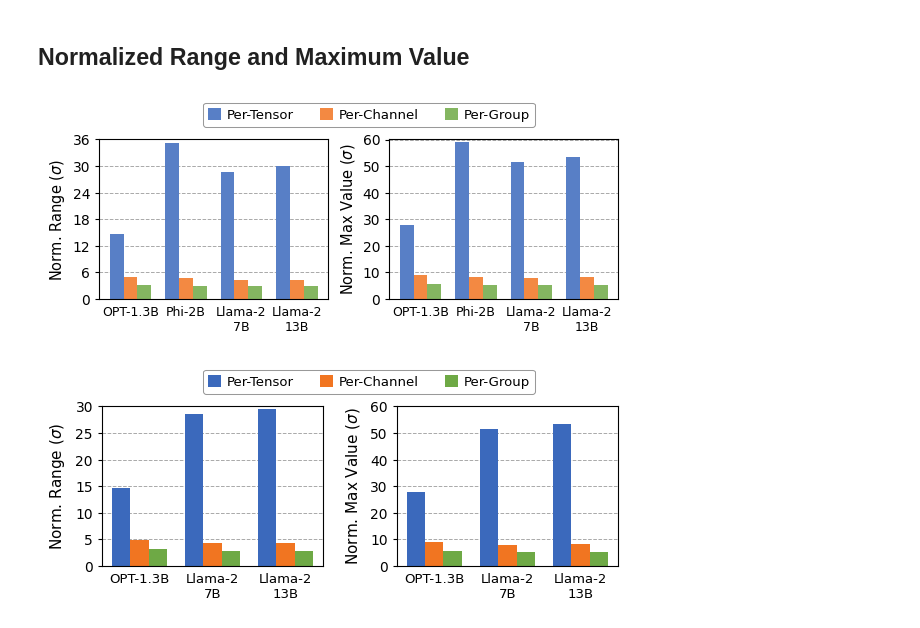
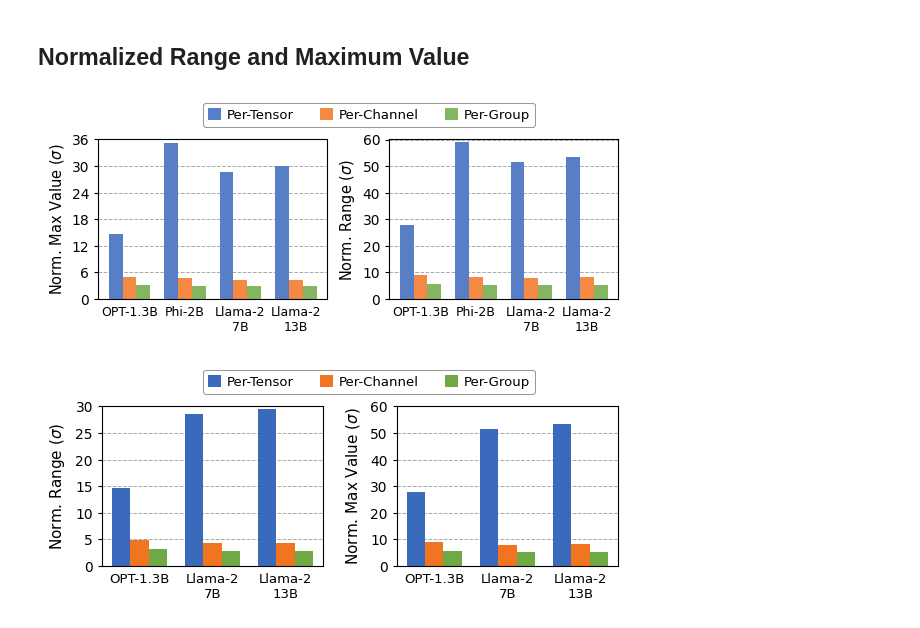
Before and after one commit to yc2367/BitMoD, a Jupyter notebook: figures/quant_granularity/norm_range_max_per_model.ipynb, the cells around one changed output. Saved outputs shown, nothing was run; the diff lists cells and outputs as text; code cells hidden in the pictures.

```diff
--- a/figures/quant_granularity/norm_range_max_per_model.ipynb
+++ b/figures/quant_granularity/norm_range_max_per_model.ipynb
@@ -96,68 +96,36 @@ for i in range(2):
 
         ax[i].set_xticks(x,)
         ax[i].set_xticklabels(xlabels, rotation=rotation)
         ax[i].tick_params(axis='y', which='major', labelsize=tick_size, length=3)
         ax[i].tick_params(axis='x', which='major', labelsize=xlabel_size, pad=5, length=0)
 
-        ax[i].set_ylabel('Norm. Range ' + r'($\sigma$)', fontsize=ylabel_size, labelpad=4)
+        ax[i].set_ylabel('Norm. Max Value ' + r'($\sigma$)', fontsize=ylabel_size, labelpad=4)
     if i == 1:
         y_low = 0
         y_up  = 60 + 0.2
         y_lim = y_up
         ax[i].set_ylim(y_low, y_lim)
         ax[i].set_yticks(np.arange(y_low, y_up, 10))
 
         ax[i].set_xticks(x,)
         ax[i].set_xticklabels(xlabels, rotation=rotation)
         ax[i].tick_params(axis='y', which='major', labelsize=tick_size, length=3)
         ax[i].tick_params(axis='x', which='major', labelsize=xlabel_size, pad=5, length=0)
 
-        ax[i].set_ylabel('Norm. Max Value ' + r'($\sigma$)', fontsize=ylabel_size, labelpad=4)
+        ax[i].set_ylabel('Norm. Range ' + r'($\sigma$)', fontsize=ylabel_size, labelpad=4)
 
     ax[i].set_axisbelow(True)
     ax[i].grid(True, linestyle='dashed', axis='y', zorder=1000, color='darkgrey', linewidth=0.7)
-
-'''
-    for j in range(len(model_name)):
-        begin_x = arrow_xloc[j]
-        begin_y = mem_footprint[i][1][j]
-        end_x   = arrow_xloc[j]
-        end_y   = mem_footprint[i][0][j] * 1.1
-        text_x  = begin_x + 0.01
-        text_y  = math.exp((math.log(begin_y) + math.log(end_y)) / 2)
-        mem_ratio = round(mem_footprint[i][0][j] / mem_footprint[i][1][j])
-        ax[i].annotate(text='', xytext=(begin_x, begin_y), xy=(end_x, end_y), arrowprops=dict(arrowstyle=arrowstyle))
-        txt = ax[i].annotate(text=str(mem_ratio) + r'$\times$', xy=(text_x, text_y), fontsize=text_size,
-                             bbox=dict(facecolor='white', alpha=1, edgecolor='none', pad=1.5),
-                             horizontalalignment='center', verticalalignment='top')
-
-        ########## Customize text bbox ##########
-        bbox = txt.get_window_extent().transformed(ax[i].transData.inverted())
-        xmin = bbox.xmin
-        xmax = bbox.xmax
-        ymin = bbox.ymin
-        ymax = bbox.ymax
-        dx = xmax-xmin
-        dy = ymax-ymin
-        extra = 0.2
-
-        # The bounding box vals can be tweaked manually here.
-        rect = Rectangle((xmin, ymin-dy*extra), dx, dy*(extra*4 + 1), fc='w', zorder=3)
-        ax[i].add_patch(rect)
-        ########################################
-        txt = ax[i].annotate(text=str(mem_ratio) + r'$\times$', xy=(text_x, text_y), fontsize=text_size,
-                             horizontalalignment='center', verticalalignment='top')
-'''
 
 leg = f.legend(f_list, ["Per-Tensor", "Per-Channel", "Per-Group"],
         loc='upper center', bbox_to_anchor=[0.56, 1.1],
         fontsize=legend_size, ncol=3, columnspacing=2, frameon=True, edgecolor='grey', handlelength=1, handleheight=1, handletextpad=0.4)
 leg.get_frame().set_linewidth(0.75)
 
 plt.tight_layout(h_pad=0, w_pad=0.8)
 f.savefig('quant_granularity.svg', transparent=True, bbox_inches = 'tight', format='svg', dpi=200, pad_inches=0.1)
 # %% [output]
-[figure, old version]
+[figure, new version]
 # %%
 figwidth    = 6
 figheight   = 2.3
```
Also changed, not shown: 6 other files.
